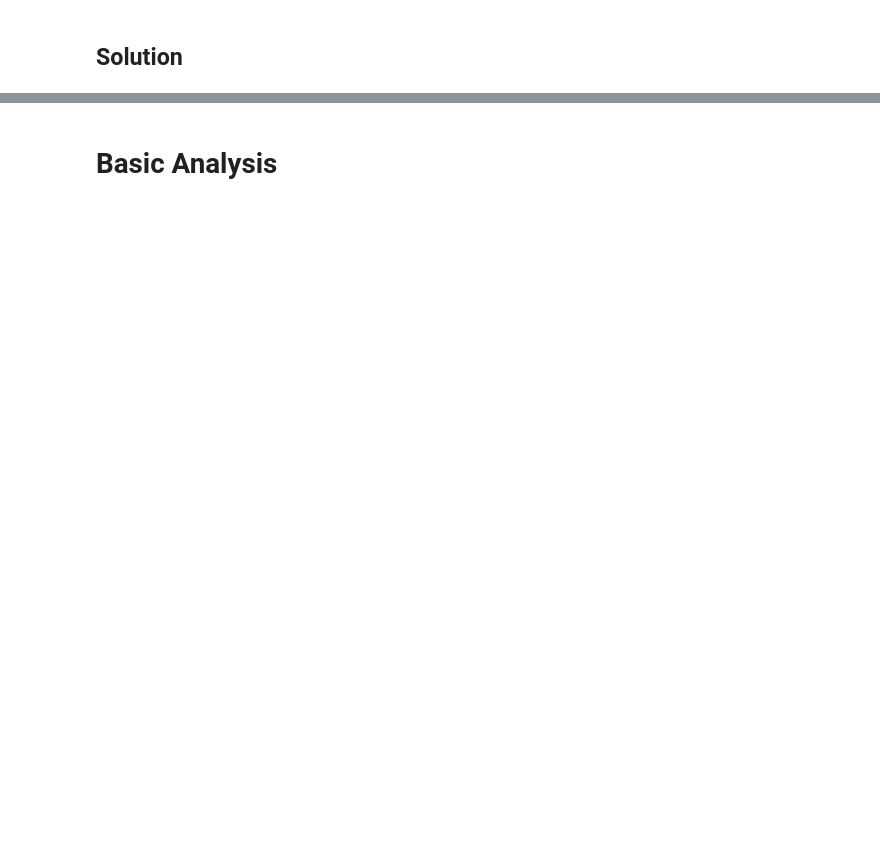
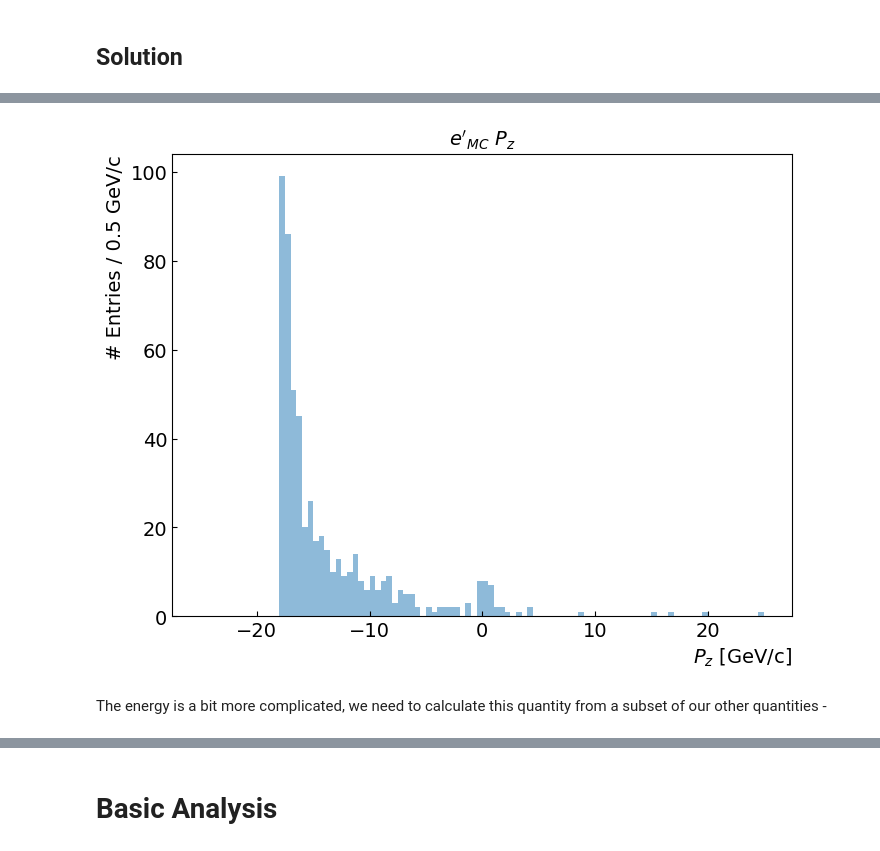
Before and after one commit to eic/HSF-India, a Jupyter notebook: Working_With_Simulation_Output/Working_With_Simulation_Output_TUTOR.ipynb, the cells around one changed output, grey strips where cells are left out. Drawn from its saved outputs; the diff is of its cells as text; code cells hidden in the pictures; blank space fills up the shorter version.

```diff
--- a/Working_With_Simulation_Output/Working_With_Simulation_Output_TUTOR.ipynb
+++ b/Working_With_Simulation_Output/Working_With_Simulation_Output_TUTOR.ipynb
@@ -208,0 +300,10 @@ plt.show()
+# %%
+plt.hist(ak.flatten(MCPartBr["MCParticles.momentum.z"][MCStatus & MCCharge & MCPDG]), bins=100, range=(-25,25),alpha=0.5, label="MC")
+plt.xlabel('$P_{z}$ [GeV/c]')
+plt.ylabel('# Entries / 0.5 GeV/c')
+plt.title("$e'_{MC}$ $P_{z}$")
+plt.show()
+# %% [output]
+[figure, added]
+# %% [markdown]
+The energy is a bit more complicated, we need to calculate this quantity from a subset of our other quantities -
```
Also changed, not shown: parts of 27 cells of this notebook.
